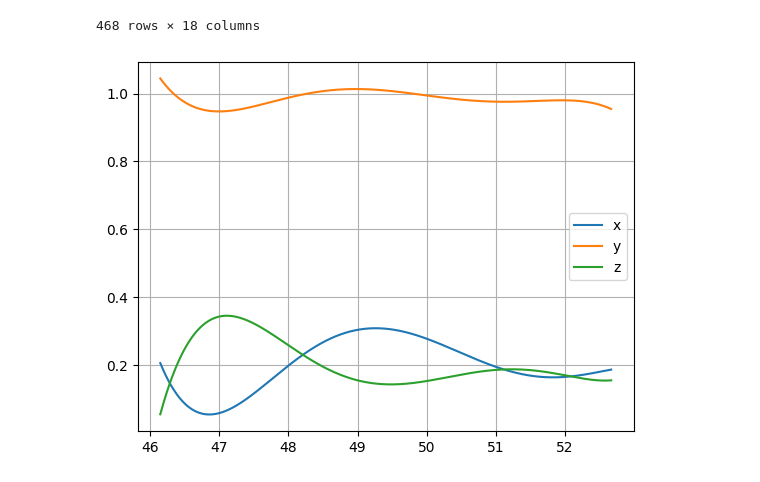
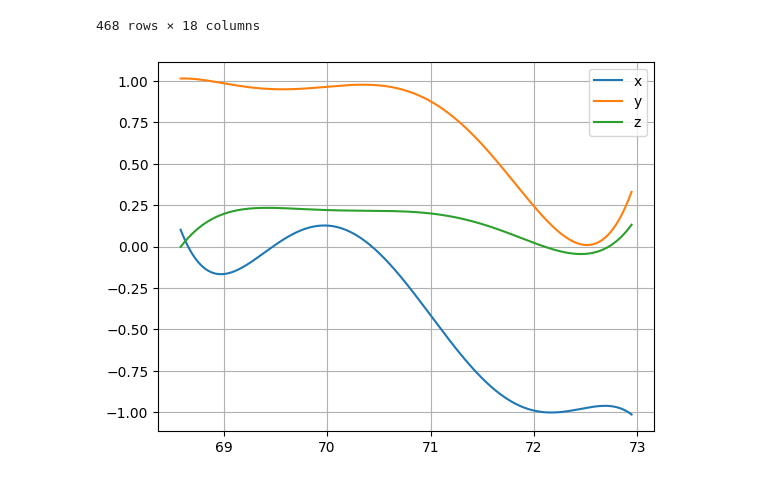
Before and after one commit to Vinavil334/SL4HD, a Jupyter notebook: giochini.ipynb, the cells around one changed output. Drawn from its saved outputs; the diff is of its cells as text; code cells hidden in the pictures.

```diff
--- a/giochini.ipynb
+++ b/giochini.ipynb
@@ -3,7 +3,7 @@ import numpy as np
 import pandas as pd
 import glob
 
-path = "C:/Users/markh/Desktop/Università/Healthcare Data/Projects-20230408/Archivio/IFMBE Scientific Challenge/Train2/"
+path = "C:/Users/giuli/OneDrive/Desktop/SL4HD/Train2/"
 all_files = glob.glob(path + "*.csv")
 
 li = []
@@ -14,7 +14,7 @@ for filename in all_files:
 # %%
 import matplotlib.pyplot as plt
 
-df = li[0]
+df = li[101]
 
 x = np.asarray(df.x)
 y = np.asarray(df.y)
@@ -114,23 +114,23 @@ df
 | 467 | -0.001341 | 0.728650 | -158.359901 | 17205.923093 | -9.345817e+05 | 2.030266e+07 | -0.000942 | 0.500956 | -106.493443 | 11314.755106 | -6.008492e+05 | ... |
 468 rows × 18 columns
 # %%
-coef_x = df.iloc[0,:6]
+coef_x = df.iloc[101,:6]
 poly_x = np.poly1d(coef_x)
 plt.plot(t,poly_x(t),label="x")
 
-coef_y = df.iloc[0,6:12]
+coef_y = df.iloc[101,6:12]
 poly_y = np.poly1d(coef_y)
 plt.plot(t,poly_y(t),label="y")
 
-coef_z = df.iloc[0,12:]
+coef_z = df.iloc[101,12:]
 poly_z = np.poly1d(coef_z)
 plt.plot(t,poly_z(t),label="z")
 
 plt.grid()
 plt.legend()
 plt.show()
 # %% [output]
-[figure, old version]
+[figure, new version]
 # %%
 xyz=pd.read_csv("xyz.csv")
 xyz
```
Also changed, not shown: parts of 2 cells of this notebook, 1 other file.
